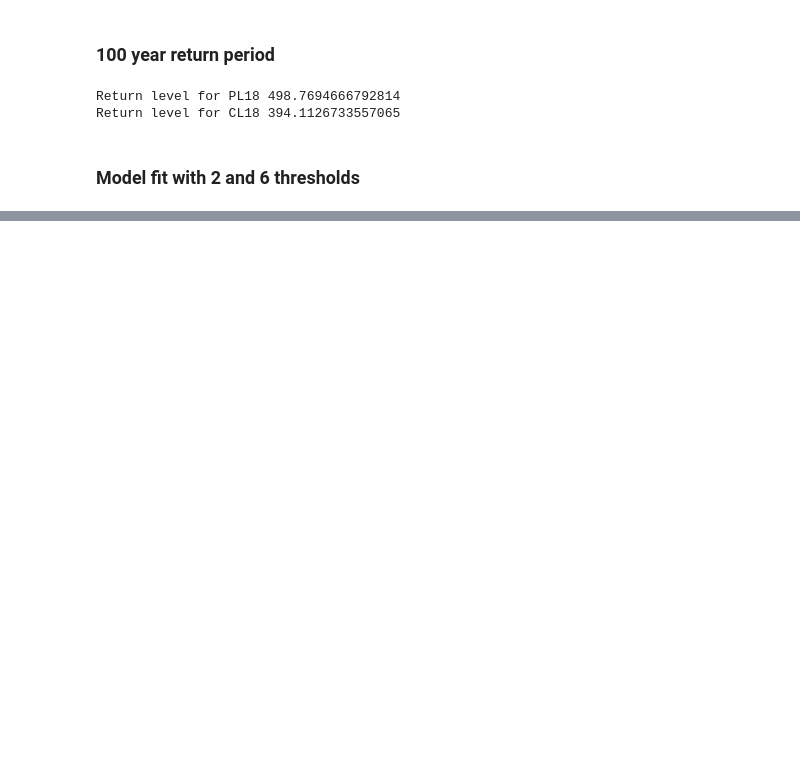
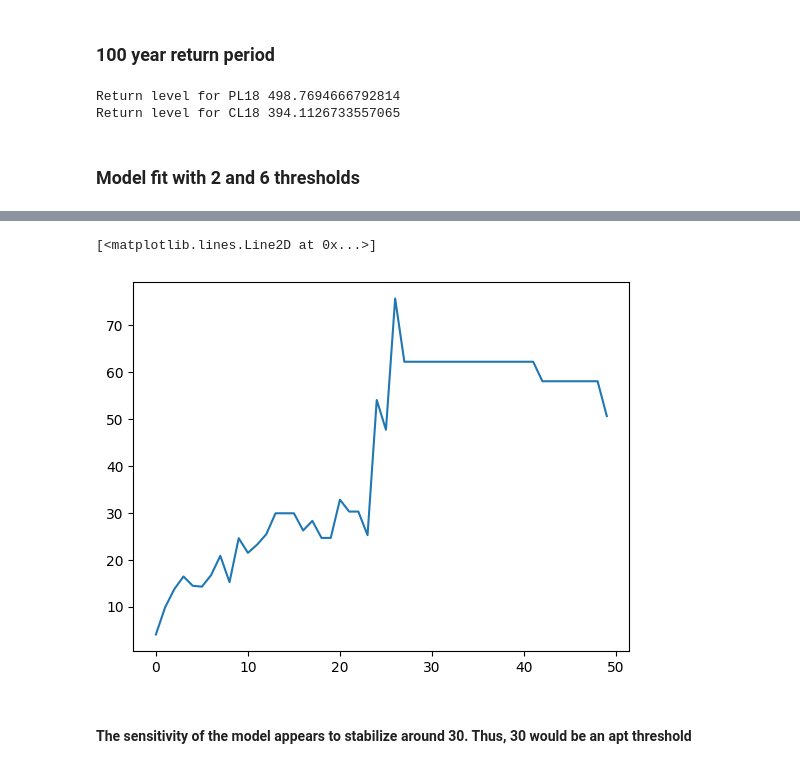
Before and after one commit to jtdocter27/Engineering-Probability---Statistics, a Jupyter notebook: R_project.ipynb, the cells around one changed output, grey strips where cells are left out. Drawn from its saved outputs; the diff is of its cells as text; code cells hidden in the pictures; blank space fills up the shorter version.

```diff
--- a/R_project.ipynb
+++ b/R_project.ipynb
@@ -848,0 +891,8 @@ Text(0.5, 1.0, 'Cl18')
+# %%
+scale
+plt.plot(scale)
+# %% [output]
+[<matplotlib.lines.Line2D at 0x...>]
+[figure, added]
+# %% [markdown]
+#### The sensitivity of the model appears to stabilize around 30. Thus, 30 would be an apt threshold
```
Also changed, not shown: parts of 7 cells of this notebook.
